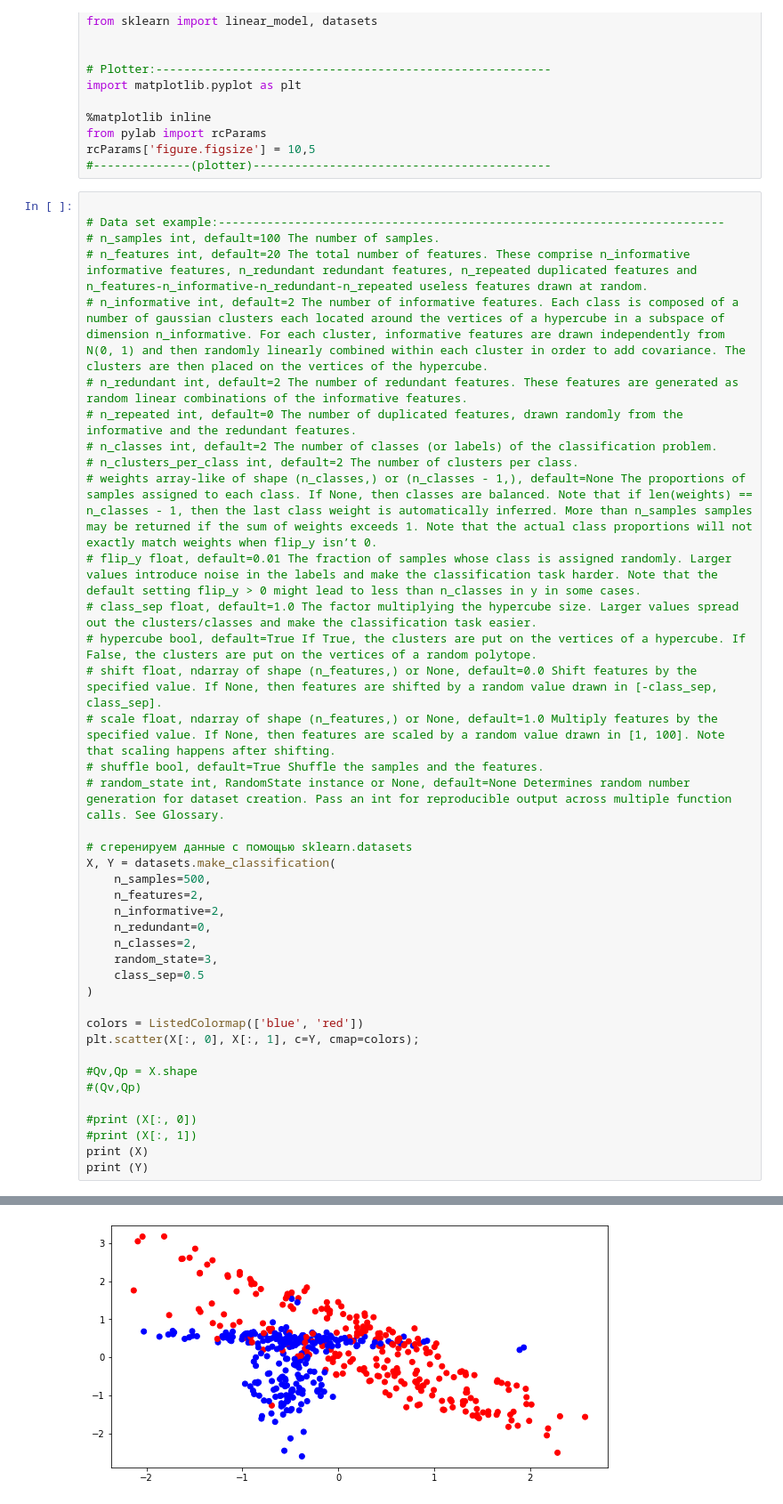
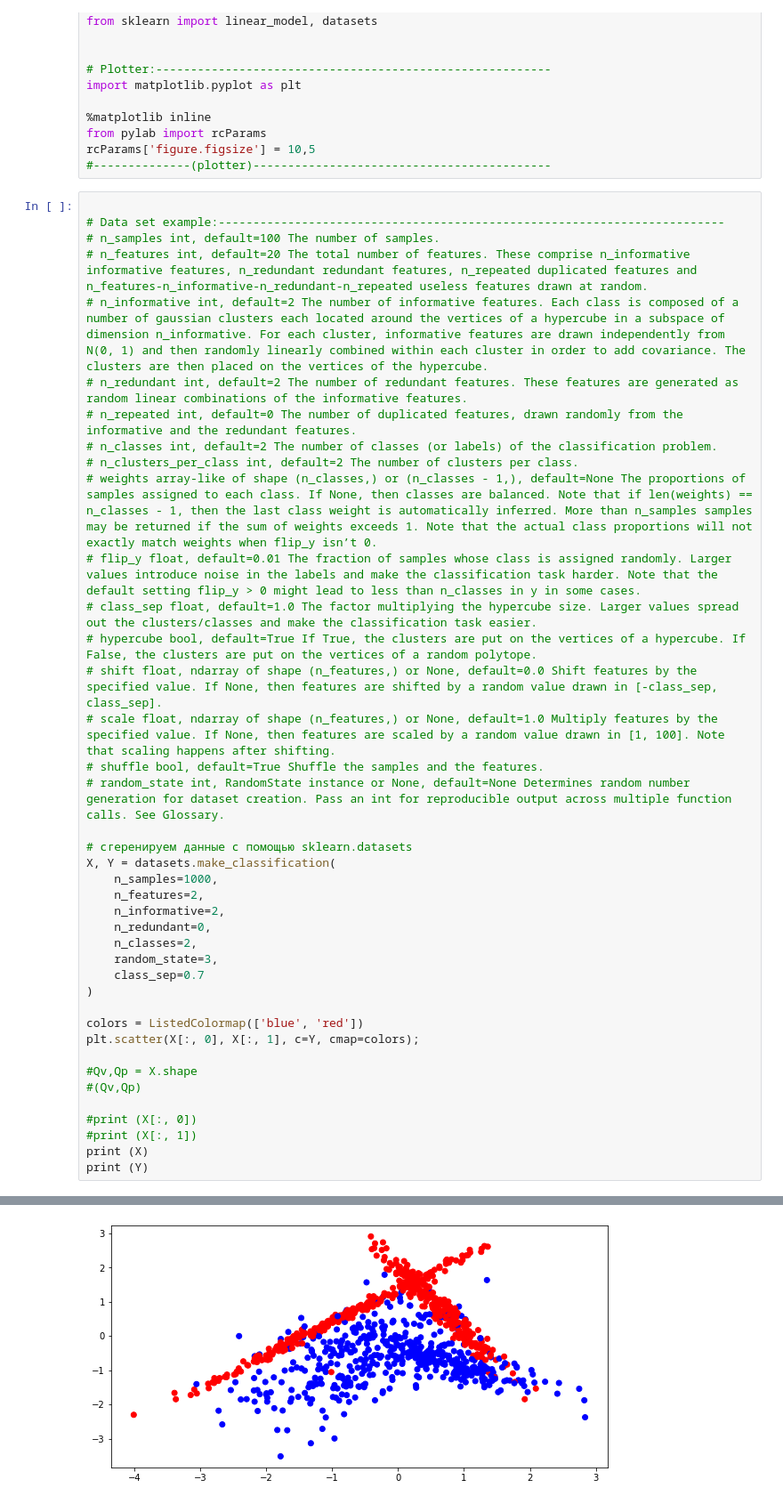
Before and after one commit to Aleksey-I-Nazimov/DataAnalysisAlgorithms, a Jupyter notebook: task-5/task-5.ipynb, the cells around one changed output, grey strips where cells are left out. Shown: that part at 89% size. Drawn from its saved outputs; the diff is of its cells as text.

```diff
--- a/task-5/task-5.ipynb
+++ b/task-5/task-5.ipynb
@@ -36,13 +47,13 @@ rcParams['figure.figsize'] = 10,5
 
 # сгеренируем данные с помощью sklearn.datasets
 X, Y = datasets.make_classification(
-    n_samples=500,
+    n_samples=1000,
     n_features=2,
     n_informative=2,
     n_redundant=0,
     n_classes=2,
     random_state=3,
-    class_sep=0.5
+    class_sep=0.7
 )
 
 colors = ListedColormap(['blue', 'red'])
@@ -76,4 +87,4 @@ print (Y)
-[figure, old version]
+[figure, new version]
 # %%
 from sklearn.model_selection import train_test_split
 
```
Also changed, not shown: parts of 9 cells of this notebook.
